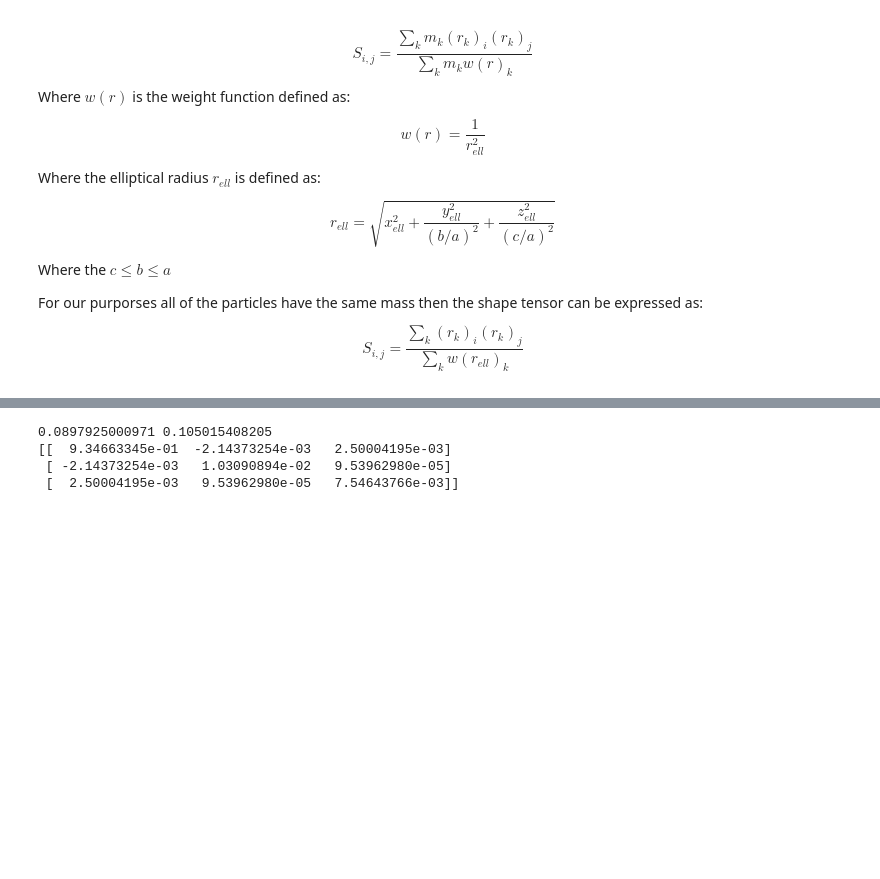
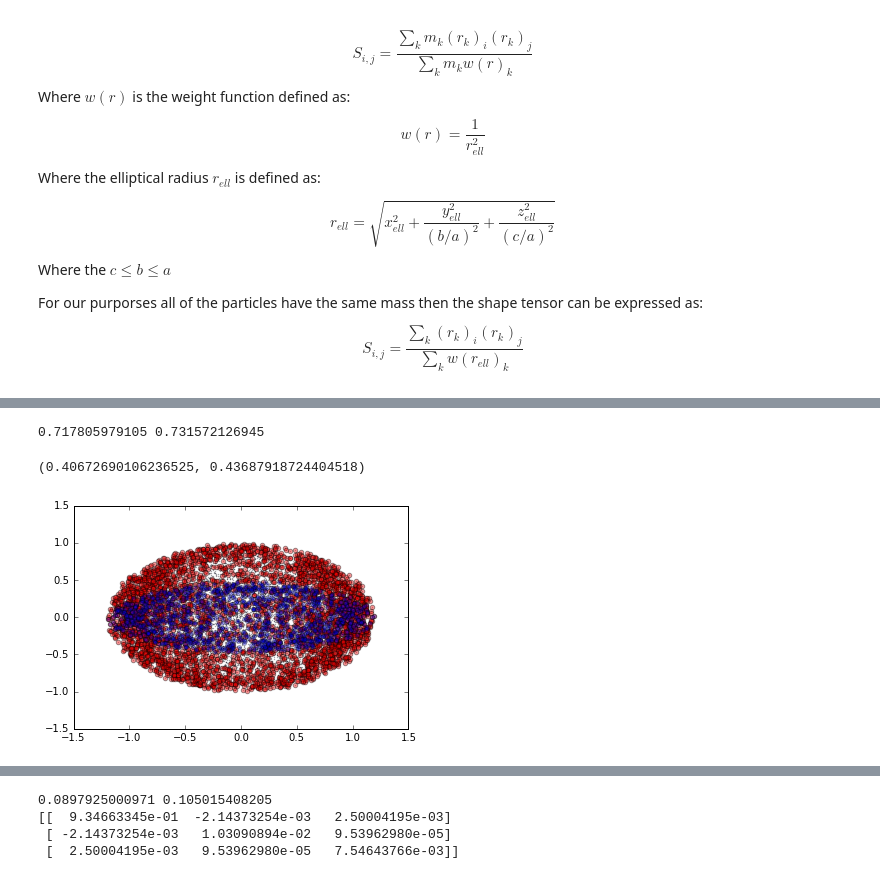
Before and after one commit to jngaravitoc/shapes, a Jupyter notebook: Shapes.ipynb, the cells around one changed output, grey strips where cells are left out. Cells and saved outputs as stored; diff of their text form; code cells hidden in the pictures; blank space fills up the shorter version.

```diff
--- a/Shapes.ipynb
+++ b/Shapes.ipynb
@@ -53,6 +59,7 @@ def shape_tensor(x, y, z):
             shape_T[i][j] = sum(XX) / N
     return shape_T
 
+# Computing the axis ratios using the Shape Tensor
 def axis_ratios(shape_T):
     eival, evec = eig(shape_T)
     oeival = sort(eival)
@@ -64,7 +71,27 @@ def axis_ratios(shape_T):
     q = np.sqrt(b/a)
     return evec, s, q
 
+#
 def rotation(X, Y, Z, rot_matrix):
     coordiantes = np.array([X, Y, Z])
     rot_coordinates = dot(rot_matrix, coordiantes)
     return rot_coordinates[0], rot_coordinates[1], rot_coordinates[2]
+
+# Selecting shells that
+def reshape(x, y, z, r, dr, tol):
+    s_i = 1.0
+    q_i = 1.0
+    x_shell, y_shell, z_shell = shells(x, y, z, dr, r, s_i, q_i)
+    s_tensor = shape_tensor(x_shell, y_shell, z_shell)
+    rot_i, s, q = axis_ratios(s_tensor)
+    t = 0
+    print s, q
+    scatter(x_shell, y_shell, alpha=0.4, c='r')
+    while ((abs(s-s_i)>tol) & (abs(q-q_i)>tol)):
+        t +=1
+        s_i, q_i = s, q
+        x_shell, y_shell, z_shell = shells(x, y, z, dr, r, s_i, q_i)
+        s_tensor = shape_tensor(x_shell, y_shell, z_shell)
+        rot, s, q = axis_ratios(s_tensor)
+    scatter(x_shell, y_shell, s=15, alpha=0.3)
+    return s, q
@@ -120,2 +112,9 @@ x_sph, y_sph, z_sph = ellipsoid(10000, 2.0, 1, 1, 1.0)
 D = np.array([x_sph, y_sph, z_sph])
+# %%
+scatter(x_sph, y_sph, s=0.1, alpha=0.5)
+reshape(x_sph, y_sph, z_sph, 1.2, 0.3, 1E-4)
+# %% [output]
+0.717805979105 0.731572126945
+(0.40672690106236525, 0.43687918724404518)
+[figure, added]
 # %%
```
Also changed, not shown: parts of 10 cells of this notebook.
